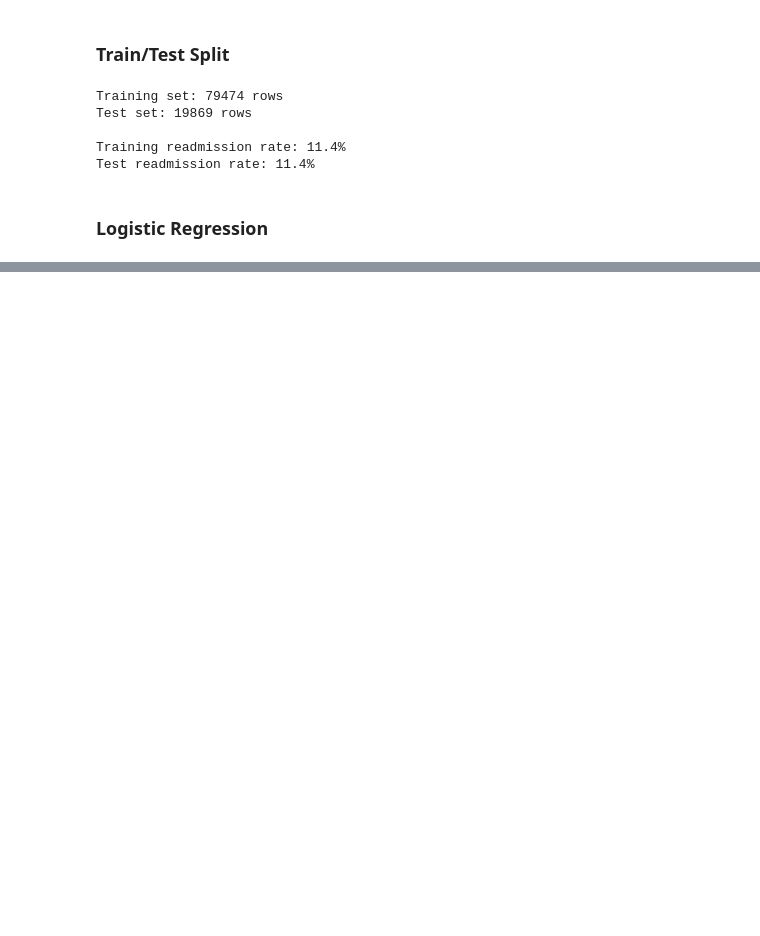
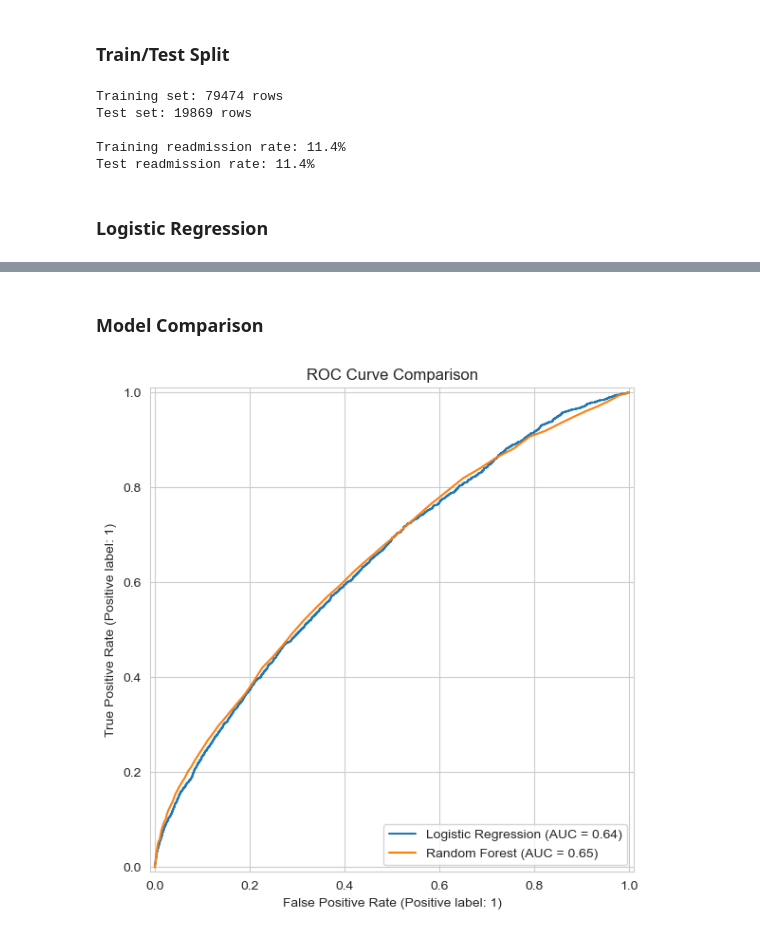
Before and after one commit to ZAKXIES2006/Readmission-Risk-Predictor, a Jupyter notebook: Hospital_Readmission_Predictor.ipynb, the cells around one changed output, grey strips where cells are left out. Saved outputs shown, nothing was run; the diff lists cells and outputs as text; code cells hidden in the pictures; blank space fills up the shorter version.

Commit message:
Phase 3: Trained Logistic Regression and Random Forest models. Both achieved ~0.64 ROC-AUC but near-zero recall on readmitted patients due to class imbalance. Next step: SMOTE + SHAP explainability.

```diff
--- a/Hospital_Readmission_Predictor.ipynb
+++ b/Hospital_Readmission_Predictor.ipynb
@@ -486,0 +489,12 @@ ROC-AUC: 0.642
+# %%
+# Train random forest
+rf = RandomForestClassifier(n_estimators=200, random_state=42, n_jobs=-1)
+rf.fit(X_train, y_train)
+
+# Predictions
+y_pred_rf = rf.predict(X_test)
+y_prob_rf = rf.predict_proba(X_test)[:, 1]
+
+print('Random Forest Results:')
+print(classification_report(y_test, y_pred_rf))
+print(f'ROC-AUC: {round(roc_auc_score(y_test, y_prob_rf), 3)}')
@@ -486,0 +513,12 @@ ROC-AUC: 0.642
+# %% [markdown]
+### Model Comparison
+# %%
+# ROC curves side by side
+fig, ax = plt.subplots(1, 1, figsize=(8, 6))
+RocCurveDisplay.from_predictions(y_test, y_prob_lr, name='Logistic Regression', ax=ax)
+RocCurveDisplay.from_predictions(y_test, y_prob_rf, name='Random Forest', ax=ax)
+plt.title('ROC Curve Comparison')
+plt.tight_layout()
+plt.show()
+# %% [output]
+[figure, added]
```
Also changed, not shown: parts of 15 cells of this notebook, 1 other file.
